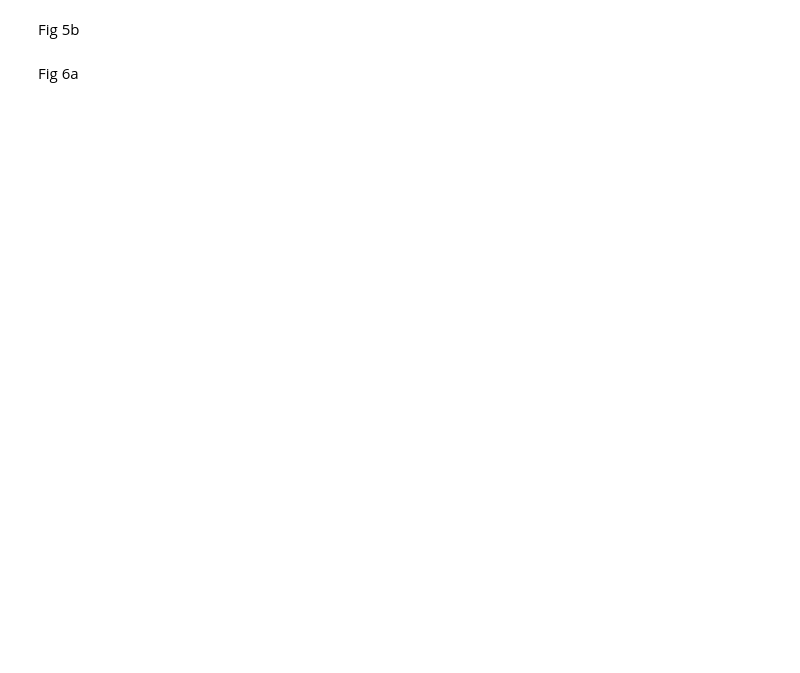
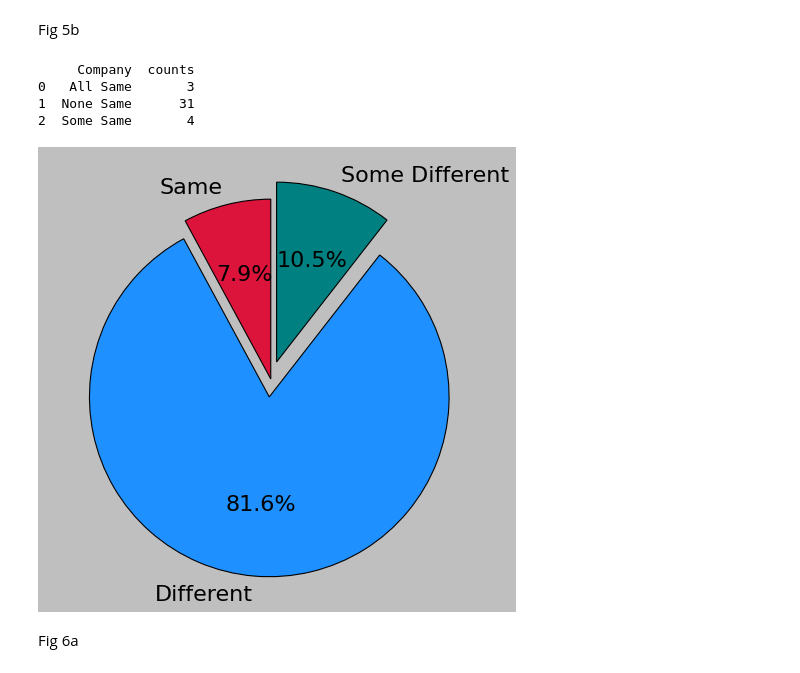
Before and after one commit to johnxu21/emse2021, a Jupyter notebook: notebooks/FigureScriptsEmse2020.ipynb, the cells around one changed output. Saved outputs shown, nothing was run; the diff lists cells and outputs as text; code cells hidden in the pictures; blank space fills up the shorter version.

```diff
--- a/notebooks/FigureScriptsEmse2020.ipynb
+++ b/notebooks/FigureScriptsEmse2020.ipynb
@@ -97,22 +120,28 @@ plt.show()
 # %% [markdown]
 Fig 5b
 # %%
-dfComp = pd.ExcelFile("Dataset.xlsx")
+dfComp = pd.ExcelFile("../Dataset.xlsx")
 dfComp.sheet_names
 dfComp = dfComp.parse("Fig5b")
 dfComp.columns
 dfComp = dfComp.groupby(['Company']).size().reset_index(name='counts')
 print(dfComp)
 
 plt.style.use('classic')
 slices = [dfComp.iloc[0,1], dfComp.iloc[1,1], dfComp.iloc[2,1]]
 labels = ('Same', 'Different', 'Some Different')
 colors = ['#DC143C', '#1E90FF','#008080']
 explode = [0, 0.1, 0.1]
 plt.pie(slices, labels=labels, textprops={'fontsize': 20}, colors=colors, explode=explode, autopct='%1.1f%%', startangle=90, wedgeprops={'edgecolor': 'black'})
 plt.tight_layout()
-plt.savefig('img/devsPie.pdf')
+plt.savefig('../img/devsPie.pdf')
 plt.show()
+# %% [output]
+     Company  counts
+0   All Same       3
+1  None Same      31
+2  Some Same       4
+[figure, added]
 # %% [markdown]
 Fig 6a
 # %%
```
Also changed, not shown: parts of 9 cells of this notebook, 21 other files.
